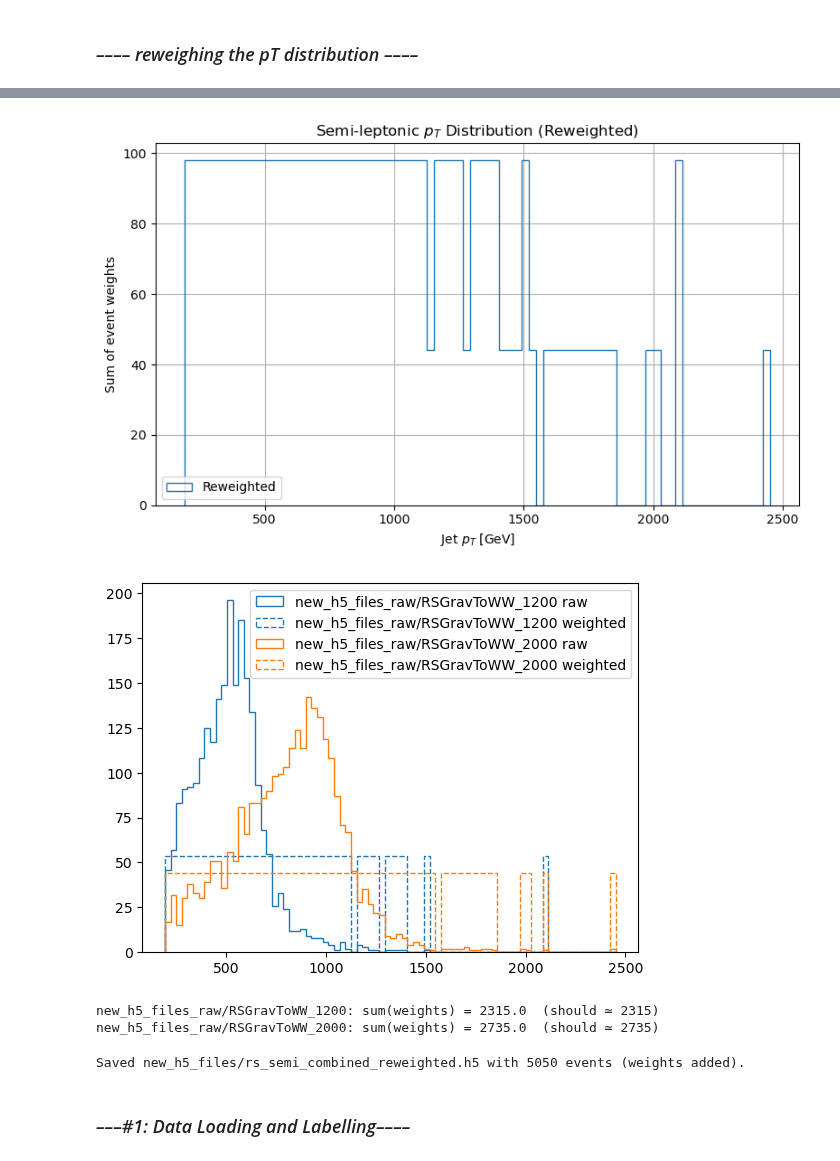
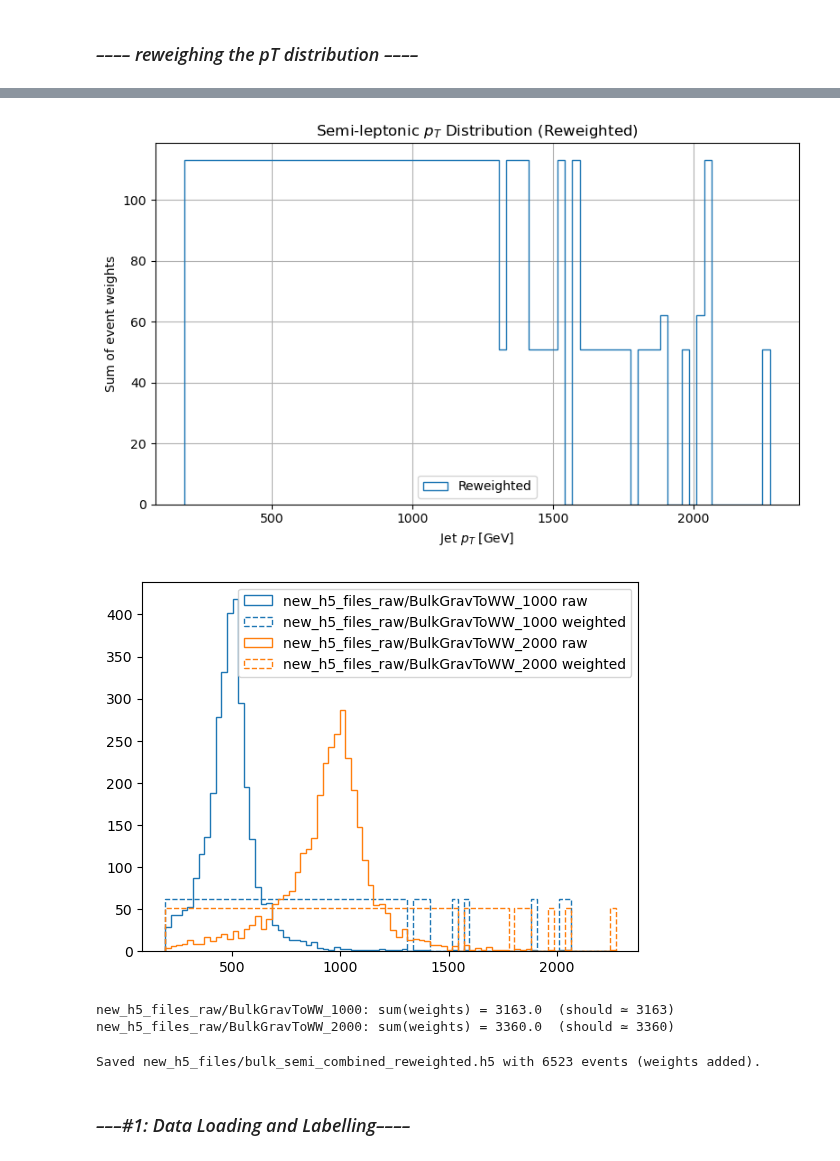
Before and after one commit to aimenobaid/polarization, a Jupyter notebook: NN_semi.ipynb, the cells around one changed output, grey strips where cells are left out. Cells and saved outputs as stored; diff of their text form; code cells hidden in the pictures.

```diff
--- a/NN_semi.ipynb
+++ b/NN_semi.ipynb
@@ -33,7 +33,7 @@ warnings.filterwarnings("ignore")
 # ——— 1) CONFIGURATION ———
 
 # List semi‑lep feature files & their mass labels:
-mass_points = ["new_h5_files_raw/RSGravToWW_1200", "new_h5_files_raw/RSGravToWW_2000"]
+mass_points = ["new_h5_files_raw/BulkGravToWW_1000", "new_h5_files_raw/BulkGravToWW_2000"]
 semi_files  = [f"{m}_semi_features.h5"   for m in mass_points]
 # Number of pT bins
 n_bins = 80
@@ -110,15 +110,15 @@ for mass in mass_points:
-[figure, old version]
+[figure, new version]
-[figure, old version]
+[figure, new version]
-new_h5_files_raw/RSGravToWW_1200: sum(weights) = 2315.0  (should ≃ 2315)
-new_h5_files_raw/RSGravToWW_2000: sum(weights) = 2735.0  (should ≃ 2735)
+new_h5_files_raw/BulkGravToWW_1000: sum(weights) = 3163.0  (should ≃ 3163)
+new_h5_files_raw/BulkGravToWW_2000: sum(weights) = 3360.0  (should ≃ 3360)
 # %%
 # ——— 7) CLEAN UP & SAVE ———
 df_all.drop(columns="pt_bin", inplace=True)
-outname = "new_h5_files/rs_semi_combined_reweighted.h5"
+outname = "new_h5_files/bulk_semi_combined_reweighted.h5"
 df_all.to_hdf(outname, key="df", mode="w")
 print(f"Saved {outname} with {len(df_all)} events (weights added).")
 # %% [output]
-Saved new_h5_files/rs_semi_combined_reweighted.h5 with 5050 events (weights added).
+Saved new_h5_files/bulk_semi_combined_reweighted.h5 with 6523 events (weights added).
 # %% [markdown]
 ### *–––#1: Data Loading and Labelling––––*
 # %%
```
Also changed, not shown: parts of 5 cells of this notebook, 1 other file.
